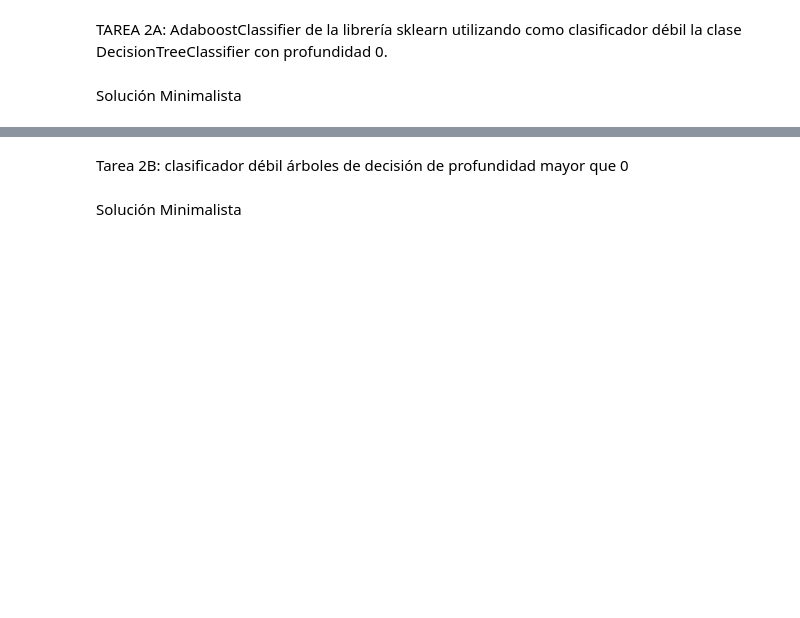
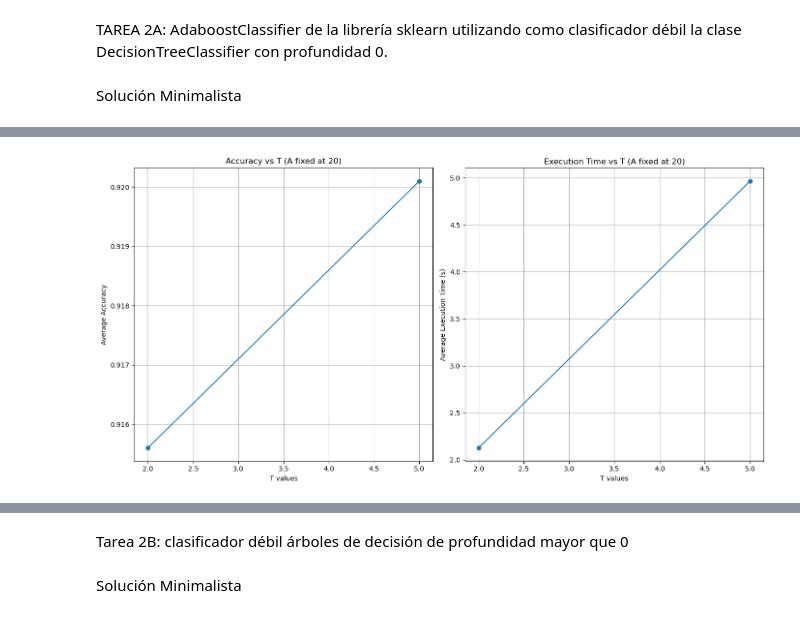
Before and after one commit to cacs2-ua/IA-para-reconocimiento-de-digitos-MNIST, a Jupyter notebook: Mine-Project/Graphs_Testing/1.ipynb, the cells around one changed output, grey strips where cells are left out. Saved outputs shown, nothing was run; the diff lists cells and outputs as text; code cells hidden in the pictures; blank space fills up the shorter version.

```diff
--- a/Mine-Project/Graphs_Testing/1.ipynb
+++ b/Mine-Project/Graphs_Testing/1.ipynb
@@ -1406,8 +1406,9 @@ from sklearn.ensemble import AdaBoostClassifier # Importamos el clasificador Ada
 from sklearn.tree import DecisionTreeClassifier # Importamos el clasificador DecisionTree de la librería scikit-learn que se utilizará como clasificador débil
 from sklearn.metrics import accuracy_score # Importamos la función accuracy_score de la librería scikit-learn que se utilizará para calcular la precisión
 
-def run_adaboost_with_sklearn(digit, T=50, A=20): # Creamos la función run_adaboost_with_sklearn
-    print(f"Running AdaBoost with sklearn for digit: {digit}") # Mostramos el dígito
+def run_adaboost_with_sklearn(digit, T=50, A=20, graph_param = False): # Creamos la función run_adaboost_with_sklearn
+    if graph_param == False:
+        print(f"Running AdaBoost with sklearn for digit: {digit}") # Mostramos el dígito
 
     (X_train, y_train), (X_test, y_test) = mnist.load_data()  # Cargamos los datos
 
@@ -1429,7 +1430,8 @@ def run_adaboost_with_sklearn(digit, T=50, A=20): # Creamos la función run_adab
 
     accuracy = accuracy_score(y_test_binary, y_pred) # Calculamos la precisión
 
-    print(f"Accuracy for digit {digit} with sklearn: {accuracy}") # Mostramos la precisión
+    if graph_param == False:
+        print(f"Accuracy for digit {digit} with sklearn: {accuracy}") # Mostramos la precisión
 
     return accuracy # Devolvemos la precisión
 
@@ -1439,7 +1441,3 @@ def run_adaboost_for_all_digits_sklearn(T=50, A=20): # Creamos la función run_a
         accuracy = run_adaboost_with_sklearn(digit, T, A) # Ejecutamos AdaBoost con sklearn
         accuracies[digit] = accuracy  # Guardamos la precisión
     return accuracies # Devolvemos las precisiones
-
-if __name__ == "__main__": # Si el script se ejecuta de forma independiente
-    accuracies = run_adaboost_for_all_digits_sklearn(T=50, A=20)  # Ejecutamos AdaBoost con sklearn para todos los dígitos
-    print("Accuracies for all digits:", accuracies) # Imprimimos las precisiones
@@ -1463,0 +1471,75 @@ Accuracies for all digits: {0: 0.9641, 1: 0.967, 2: 0.9355, 3: 0.8944, 4: 0.9005
+# %%
+def graph_experimentation_for_task_2A(number_of_reps, digit):
+    T_values = [2, 5]
+    A_values = [10, 15]
+    A_fixed = 20
+    T_fixed = 5
+
+    def run_experiment(T, A):
+        acc = []
+        exec_time = []
+        for _ in range(number_of_reps):
+            start_time = time.time()
+            accuracy = run_adaboost_with_sklearn(digit, T=T, A=A)
+            end_time = time.time()
+            acc.append(accuracy)
+            exec_time.append(end_time - start_time)
+        return np.mean(acc), np.mean(exec_time)
+
+    # Accuracy vs T with A fixed
+    accuracies_T = []
+    exec_times_T = []
+    for T in T_values:
+        avg_acc, avg_exec_time = run_experiment(T, A_fixed)
+        accuracies_T.append(avg_acc)
+        exec_times_T.append(avg_exec_time)
+
+    plt.figure(figsize=(14, 7))
+    plt.subplot(1, 2, 1)
+    plt.plot(T_values, accuracies_T, marker='o')
+    plt.xlabel('T values')
+    plt.ylabel('Average Accuracy')
+    plt.title('Accuracy vs T (A fixed at 20)')
+    plt.grid(True)
+
+    plt.subplot(1, 2, 2)
+    plt.plot(T_values, exec_times_T, marker='o')
+    plt.xlabel('T values')
+    plt.ylabel('Average Execution Time (s)')
+    plt.title('Execution Time vs T (A fixed at 20)')
+    plt.grid(True)
+
+    plt.tight_layout()
+    plt.show()
+
+    # Accuracy vs A with T fixed
+    accuracies_A = []
+    exec_times_A = []
+    for A in A_values:
+        avg_acc, avg_exec_time = run_experiment(T_fixed, A)
+        accuracies_A.append(avg_acc)
+        exec_times_A.append(avg_exec_time)
+
+    plt.figure(figsize=(14, 7))
+    plt.subplot(1, 2, 1)
+    plt.plot(A_values, accuracies_A, marker='o')
+    plt.xlabel('A values')
+    plt.ylabel('Average Accuracy')
+    plt.title('Accuracy vs A (T fixed at 10)')
+    plt.grid(True)
+
+    plt.subplot(1, 2, 2)
+    plt.plot(A_values, exec_times_A, marker='o')
+    plt.xlabel('A values')
+    plt.ylabel('Average Execution Time (s)')
+    plt.title('Execution Time vs A (T fixed at 10)')
+    plt.grid(True)
+
+    plt.tight_layout()
+    plt.show()
+
+if __name__ == "__main__":
+    number_of_reps = 3
+    digit = 5  # You can choose any digit from 0 to 9
+    graph_experimentation_for_task_2A(number_of_reps, digit)
+# %% [output]
@@ -1463,0 +1558 @@ Accuracies for all digits: {0: 0.9641, 1: 0.967, 2: 0.9355, 3: 0.8944, 4: 0.9005
+[figure, added]
```
Also changed, not shown: parts of 5 cells of this notebook, 1 other file.
